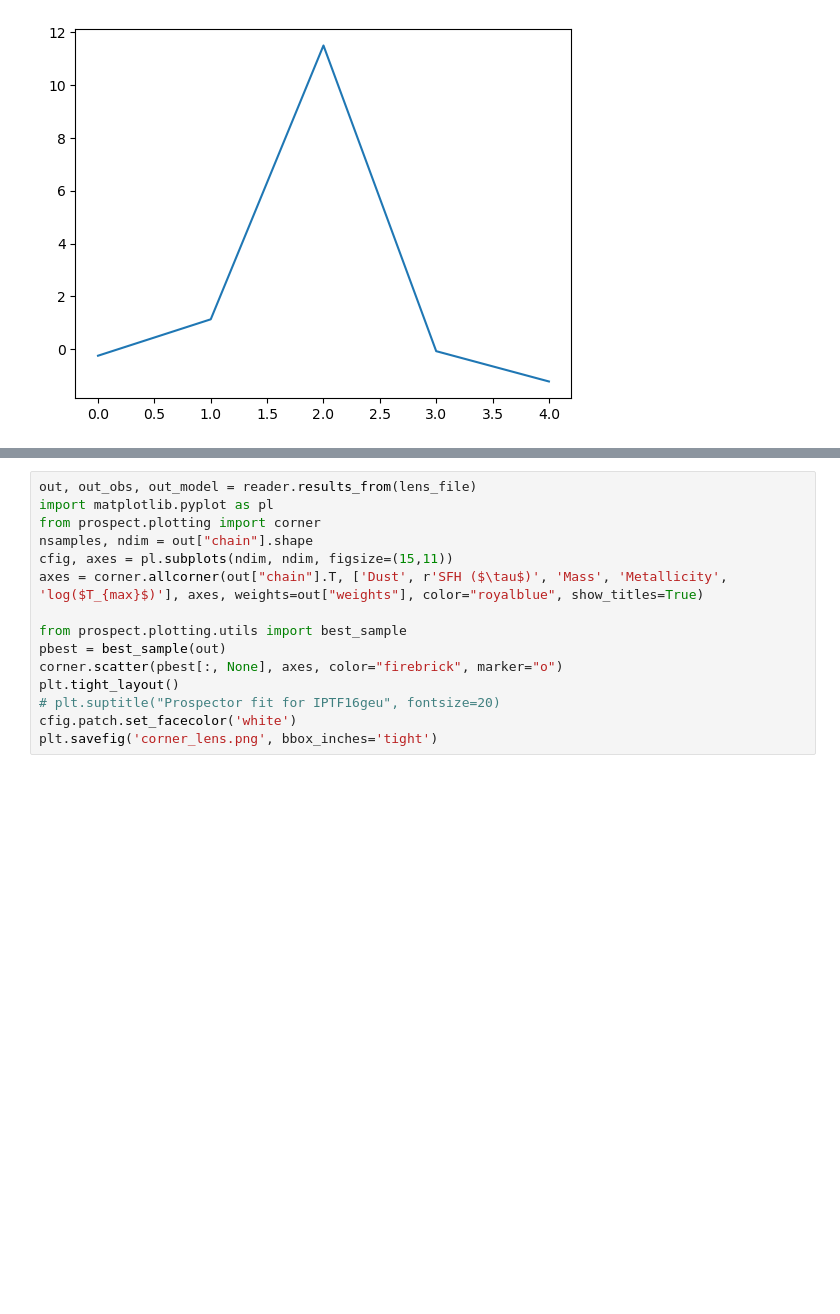
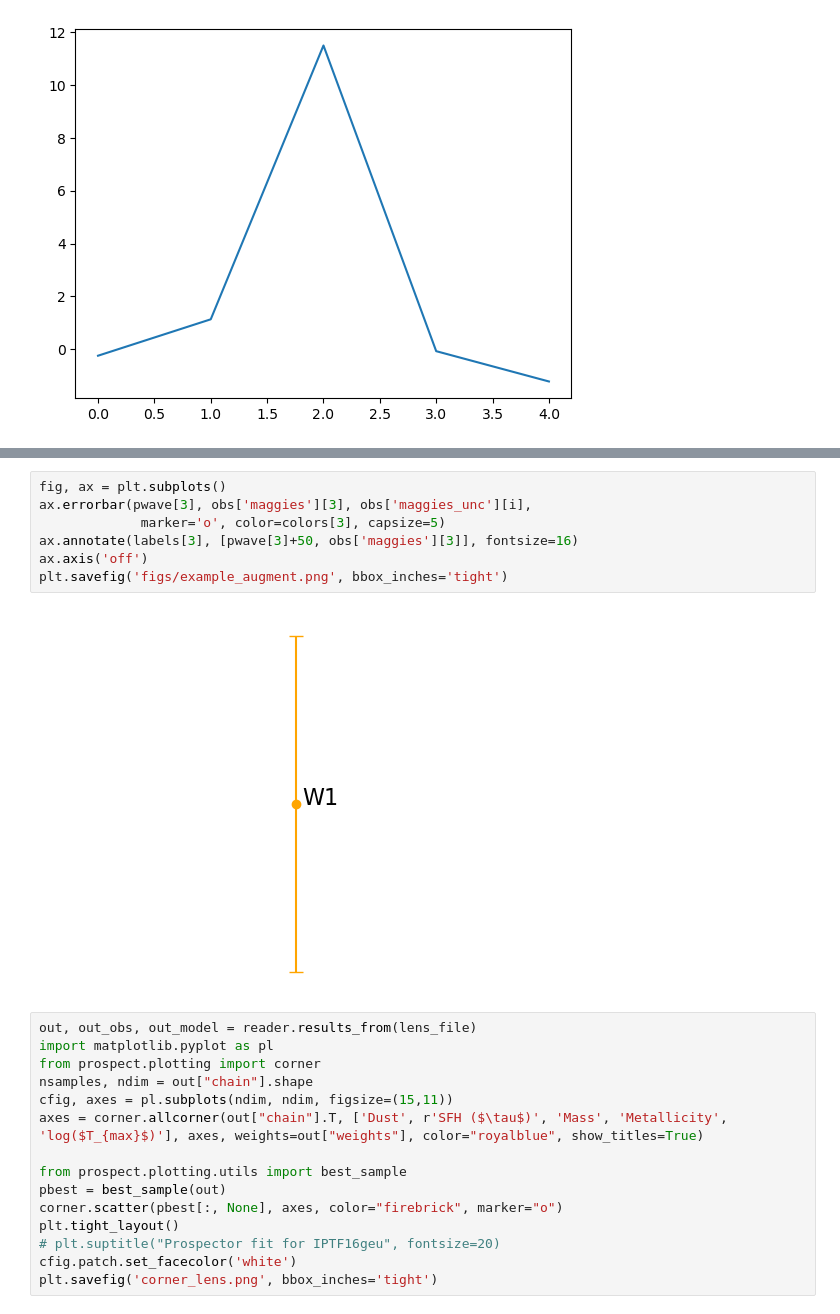
Before and after one commit to eramey16/galactic_lenses, a Jupyter notebook: Test_galaxies.ipynb, the cells around one changed output, grey strips where cells are left out. Cells and saved outputs as stored; diff of their text form; blank space fills up the shorter version.

```diff
--- a/Test_galaxies.ipynb
+++ b/Test_galaxies.ipynb
@@ -113,3 +119,12 @@ plt.plot(pwave, obs["maggies"], linestyle="", marker="o", color="k")
+# %%
+fig, ax = plt.subplots()
+ax.errorbar(pwave[3], obs['maggies'][3], obs['maggies_unc'][i],
+             marker='o', color=colors[3], capsize=5)
+ax.annotate(labels[3], [pwave[3]+50, obs['maggies'][3]], fontsize=16)
+ax.axis('off')
+plt.savefig('figs/example_augment.png', bbox_inches='tight')
+# %% [output]
+[figure, added]
 # %%
 out, out_obs, out_model = reader.results_from(lens_file)
 import matplotlib.pyplot as pl
```
Also changed, not shown: parts of 9 cells of this notebook, 12 other files.
